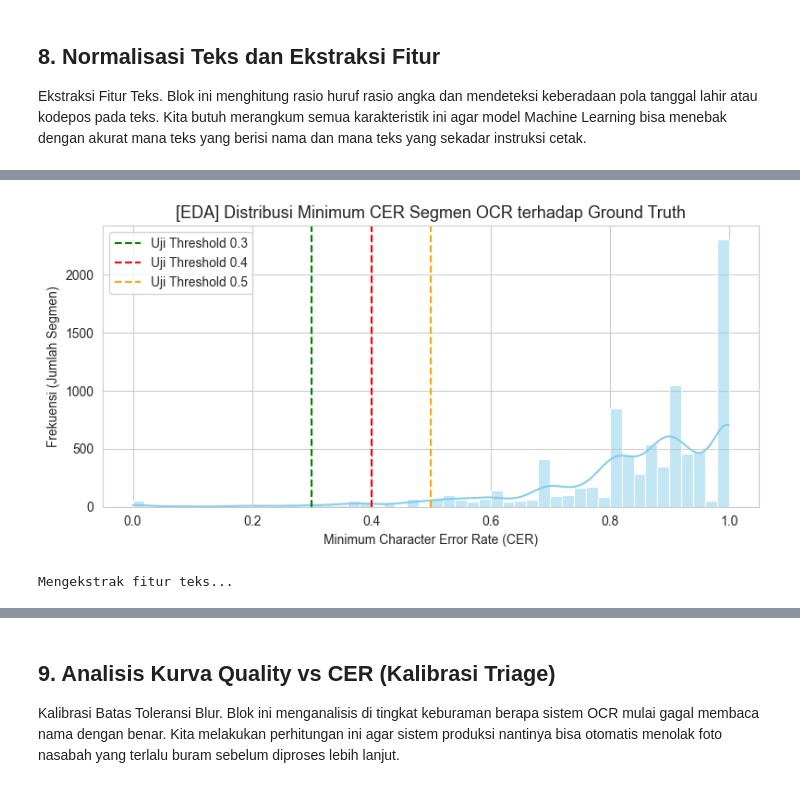
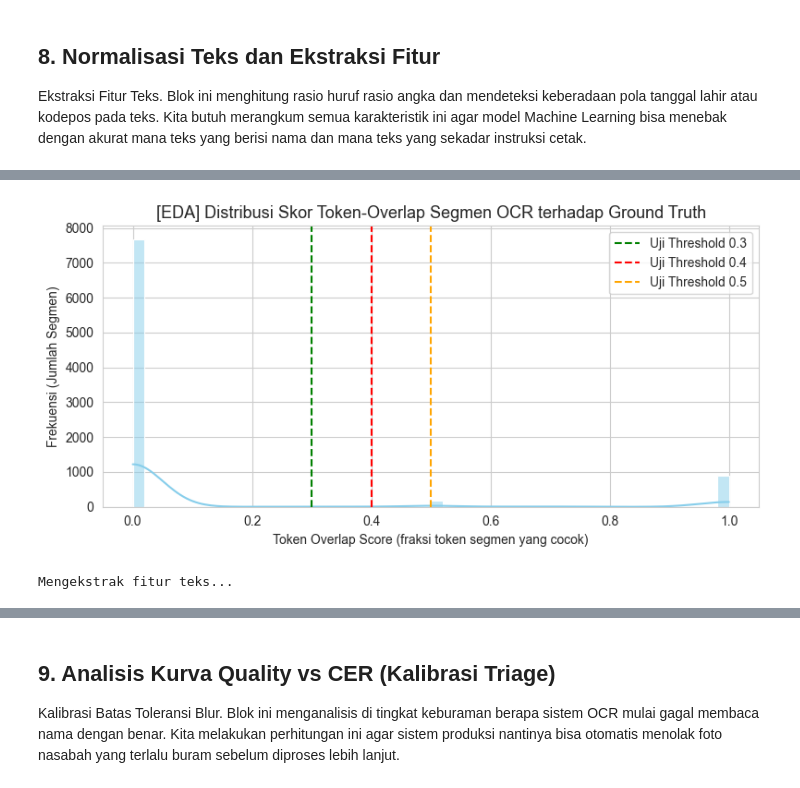
Before and after one commit to marimoria/IdentityCardOCR, a Jupyter notebook: 2_Feature_Engineering_Lib.ipynb, the cells around one changed output, grey strips where cells are left out. Saved outputs shown, nothing was run; the diff lists cells and outputs as text; code cells hidden in the pictures.

```diff
--- a/2_Feature_Engineering_Lib.ipynb
+++ b/2_Feature_Engineering_Lib.ipynb
@@ -68,7 +68,7 @@ Inisialisasi Model AI.
 Blok ini bertugas memuat PaddleOCR dan DocAligner ke dalam memori komputer.
 Kita menggunakan DocAligner karena model ini sangat akurat dalam mencari letak 4 sudut KTP langsung dari piksel gambar dibandingkan metode klasik pencarian garis kontur biasa.
 # %%
-ocr_engine = PaddleOCR(use_angle_cls=True, lang='en', device='cpu', enable_mkldnn=False)
+ocr_engine = PaddleOCR(use_angle_cls=True, lang='en', device='cpu', enable_mkldnn=True)
 
 import turbojpeg
 class DummyTurboJPEG:
@@ -230,7 +228,9 @@ for _, row in tqdm(master_df.iterrows(), total=len(master_df)):
     crop_quality_list.append(quality)
 
 df_crop_quality = pd.DataFrame(crop_quality_list)
+
 master_df       = master_df.merge(df_crop_quality, on='filename', how='left')
+master_df['crop_blur_score_log'] = np.log1p(master_df['crop_blur_score'])
 # %% [output]
 Menghitung metrik kualitas pada gambar hasil potong...
 # %% [markdown]
@@ -407,15 +407,15 @@ def compute_cer(hyp, ref):
     norm_ref = normalize_for_cer(ref)
     return lev.distance(norm_hyp, norm_ref) / max(len(norm_ref), 1)
 
-def compute_token_overlap(seg_txt, full_gt):
-    seg_tokens = str(seg_txt).upper().split()
-    gt_tokens = str(full_gt).upper().split()
-    if not seg_tokens or not gt_tokens: return 0.0
-
+def compute_token_overlap(seg_txt, full_gt, min_token_len=4):
+    seg_tokens = [t for t in str(seg_txt).upper().split() if len(t) >= min_token_len]
+    gt_tokens  = str(full_gt).upper().split()
+    if not seg_tokens or not gt_tokens:
+        return 0.0
     matches = 0
     for s_tok in seg_tokens:
         for g_tok in gt_tokens:
-            if lev.distance(s_tok, g_tok) <= (1 if len(s_tok) >= 4 else 0):
+            if lev.distance(s_tok, g_tok) <= 1:   # semua token yang lolos filter >=4 huruf, toleransi 1 typo
                 matches += 1
                 break
     return matches / len(seg_tokens)
@@ -431,11 +431,11 @@ def _has_bin(t):      return int(any(k in t.upper() for k in ['BIN ','BINTI ','A
 def _alpha_ratio(t):  return sum(c.isalpha() for c in str(t)) / max(len(str(t)), 1)
 def _digit_ratio(t):  return sum(c.isdigit() for c in str(t)) / max(len(str(t)), 1)
 
-print("Melakukan pre-pass untuk uji sensitivitas threshold CER...")
+print("Melakukan pre-pass untuk uji sensitivitas threshold OVERLAP (bukan CER)...")
 
-cer_distributions = []
+overlap_distributions = []
 
-for _, row in tqdm(master_df.iterrows(), total=len(master_df), desc="Scanning CER"):
+for _, row in tqdm(master_df.iterrows(), total=len(master_df), desc="Scanning Overlap"):
     fname = row['filename']
     if fname not in raw_ocr_results:
         continue
@@ -444,35 +444,33 @@ for _, row in tqdm(master_df.iterrows(), total=len(master_df), desc="Scanning CE
     ref_addr = str(row['address']) if pd.notna(row['address']) else ''
 
     for txt in texts:
-        cer_name = compute_cer(txt, str(row['name']))
-        cer_dob  = compute_cer(txt, str(row['birth_date']))
-        cer_addr = compute_cer(txt, ref_addr) if ref_addr else 1.0
+        # Skor overlap dihitung sebagai fraksi TOKEN SEGMEN yang cocok ke field GT,
+        # dinormalisasi oleh panjang segmen -- bukan panjang field lengkap.
+        ov_name = compute_token_overlap(txt, str(row['name']))
+        ov_addr = compute_token_overlap(txt, ref_addr) if ref_addr else 0.0
+        max_overlap = max(ov_name, ov_addr)
+        overlap_distributions.append(max_overlap)
 
-        # Simpan nilai jarak terdekat (min_cer) untuk setiap potongan teks
-        min_cer = min(cer_name, cer_dob, cer_addr)
-        cer_distributions.append(min_cer)
-
-df_cer_dist = pd.DataFrame({'min_cer': cer_distributions})
+df_overlap_dist = pd.DataFrame({'max_overlap': overlap_distributions})
 
 test_thresholds = [0.3, 0.4, 0.5]
 print("\nProporsi segmen yang dipertahankan sebagai 'Signal' (Bukan 'Other'):")
 for t in test_thresholds:
-    signal_ratio = (df_cer_dist['min_cer'] < t).mean() * 100
+    signal_ratio = (df_overlap_dist['max_overlap'] >= t).mean() * 100
     print(f"Threshold {t:.1f} -> {signal_ratio:.2f}% segmen berhasil dilabeli")
 
-# Visualisasi Distribusi (Mencari titik lembah / valley)
 fig, ax = plt.subplots(figsize=(8, 4))
-sns.histplot(df_cer_dist['min_cer'], bins=50, kde=True, ax=ax, color='skyblue')
+sns.histplot(df_overlap_dist['max_overlap'], bins=50, kde=True, ax=ax, color='skyblue')
 for t, color in zip(test_thresholds, ['green', 'red', 'orange']):
     ax.axvline(x=t, color=color, linestyle='--', label=f'Uji Threshold {t}')
-ax.set_title('[EDA] Distribusi Minimum CER Segmen OCR terhadap Ground Truth')
-ax.set_xlabel('Minimum Character Error Rate (CER)')
+ax.set_title('[EDA] Distribusi Skor Token-Overlap Segmen OCR terhadap Ground Truth')
+ax.set_xlabel('Token Overlap Score (fraksi token segmen yang cocok)')
 ax.set_ylabel('Frekuensi (Jumlah Segmen)')
 ax.legend()
 plt.tight_layout()
 plt.show()
 
-VALIDATED_CER_THRESHOLD = 0.4
+VALIDATED_OVERLAP_THRESHOLD = 0.5   # mayoritas token segmen harus cocok ke field target
 
 segment_data = []
 
@@ -491,13 +489,12 @@ for _, row in tqdm(master_df.iterrows(), total=len(master_df)):
     ref_addr   = str(row['address']) if pd.notna(row['address']) else ''
 
     for seg_idx, (txt, conf, box) in enumerate(zip(texts, scores, boxes)):
-        cer_name = compute_cer(txt, str(row['name']))
-        cer_dob  = compute_cer(txt, str(row['birth_date']))
-        cer_addr = compute_cer(txt, ref_addr) if ref_addr else 1.0
+        # --- Skor NAME & ADDRESS: fuzzy token overlap (BUKAN CER segmen-vs-field-penuh) ---
+        ov_name = compute_token_overlap(txt, str(row['name']))
+        ov_addr = compute_token_overlap(txt, ref_addr) if ref_addr else 0.0
 
-        min_cer = min(cer_name, cer_dob, cer_addr)
-
-        # Tanggal lahir pada MyKad tergabung dalam NRIC (YYMMDD-PB-###X). Kita pakai fuzzy substring.
+        # --- Skor DOB: tetap pakai deteksi substring NRIC + fallback CER (sudah benar,
+        #     karena birth_date adalah field PENDEK, bukan multi-kata seperti name/address) ---
         overlap_dob = 0.0
         dob_gt = str(row['birth_date'])
         if len(dob_gt) >= 10:
@@ -508,17 +505,22 @@ for _, row in tqdm(master_df.iterrows(), total=len(master_df)):
                 if len(sub) == 6 and lev.distance(yymmdd, sub) <= 1:
                     overlap_dob = 1.0
                     break
-        # Fallback jika tanggal lahir ditulis persis (CER rendah)
         if compute_cer(txt, str(row['birth_date'])) < 0.3:
             overlap_dob = 1.0
 
-        if min_cer < VALIDATED_CER_THRESHOLD:
-            label = ('name' if min_cer == cer_name else 'birth_date' if min_cer == cer_dob else 'address')
+        # --- Pilih label dari skor tertinggi ---
+        scores_map = {'name': ov_name, 'birth_date': overlap_dob, 'address': ov_addr}
+        best_label, best_score = max(scores_map.items(), key=lambda kv: kv[1])
+
+        if best_label == 'birth_date':
+            label = 'birth_date' if overlap_dob >= 1.0 else (
+                best_label if best_score >= VALIDATED_OVERLAP_THRESHOLD else 'other'
+            )
         else:
-            label = 'other'
+            label = best_label if best_score >= VALIDATED_OVERLAP_THRESHOLD else 'other'
 
         pts = np.array(box)
-        img_h, img_w = 1000, 1000 # Dummy fallback
+        img_h, img_w = 1000, 1000
         is_spatial_dummy = 1
         img_path = os.path.join(CROPPED_DIR, fname)
         if os.path.exists(img_path):
@@ -542,7 +544,7 @@ for _, row in tqdm(master_df.iterrows(), total=len(master_df)):
             'y_rel':              y_rel,
             'x_rel':              x_rel,
             'width_rel':          width_rel,
-            'is_spatial_dummy':   is_spatial_dummy, # Perbaikan Bug #6
+            'is_spatial_dummy':   is_spatial_dummy,
             'text_len':           len(txt),
             'word_count':         len(txt.split()),
             'alpha_ratio':        _alpha_ratio(txt),
@@ -556,18 +558,15 @@ for _, row in tqdm(master_df.iterrows(), total=len(master_df)):
             'line_rank':          rank_order.get(seg_idx, seg_idx),
             'label':              label,
             'box':                box,
-
-            # --- TRANSFORMASI FINAL (Bug #4 & #5) ---
-            # doc_origin_weak_label dihapus sepenuhnya untuk mencegah polusi target bias.
             'has_mykad_keyword':     row.get('has_mykad_keyword', 0),
             'has_ic_number_pattern': row.get('has_ic_number_pattern', 0),
-
-            # --- REVISI BUG #7: PEMELIHARAAN FITUR EFISIEN ---
-            # quality_pc1 diwariskan karena dibutuhkan oleh TRIAGE_FEATURES.
-            # quality_pc2 dihapus sepenuhnya karena merupakan dead code (tidak terpakai).
             'quality_pc1': row.get('quality_pc1', 0.0),
             'skew_angle':  row.get('skew_angle', 0.0)
         })
 
 df_segments = pd.DataFrame(segment_data)
+
+print("\nDistribusi label segmen setelah perbaikan:")
+print(df_segments['label'].value_counts())
+print(f"Proporsi non-'other': {(df_segments['label'] != 'other').mean():.1%}")
 # %% [output]
@@ -579,2 +578,2 @@ Threshold 0.5 -> 4.32% segmen berhasil dilabeli
-[figure, old version]
+[figure, new version]
 Mengekstrak fitur teks...
```
Also changed, not shown: parts of 6 cells of this notebook.
